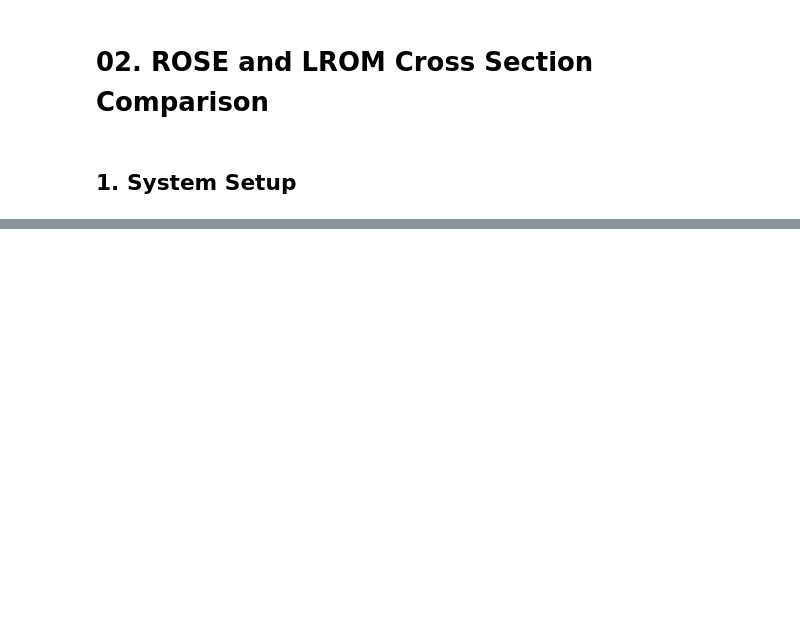
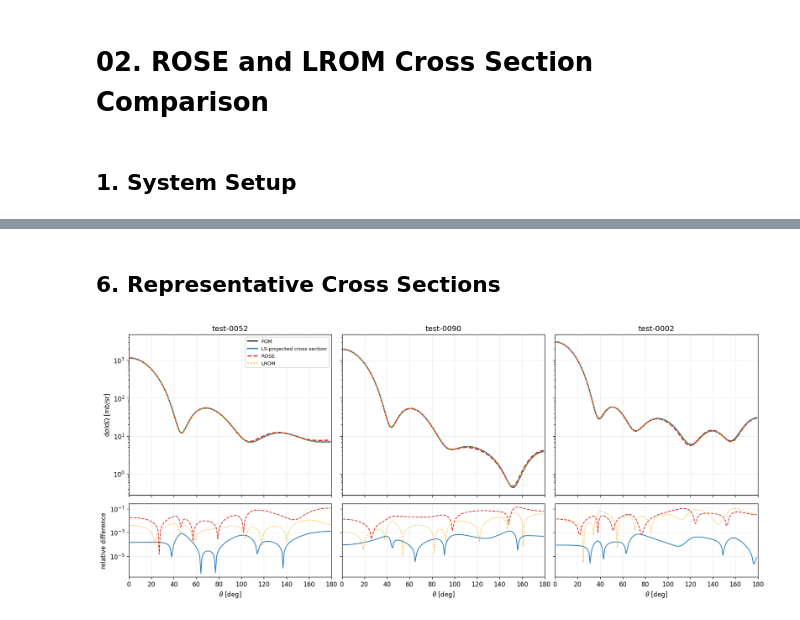
Before and after one commit to nitrogen5052/Learning-Reduced-Order-Models, a Jupyter notebook: notebooks/02_rose_vs_lrom_cross_sections.ipynb, the cells around one changed output, grey strips where cells are left out. Cells and saved outputs as stored; diff of their text form; code cells hidden in the pictures; blank space fills up the shorter version.

```diff
--- a/notebooks/02_rose_vs_lrom_cross_sections.ipynb
+++ b/notebooks/02_rose_vs_lrom_cross_sections.ipynb
@@ -3,12 +3,13 @@
 # %%
 from pathlib import Path
 import sys
-import time
 
 import matplotlib.pyplot as plt
+from matplotlib.ticker import LogFormatterMathtext
 import numpy as np
 import pandas as pd
 
+# Resolve imports whether execution starts from the repository or notebook directory.
 ROOT = next(
     candidate
     for candidate in (Path.cwd(), *Path.cwd().parents)
@@ -21,5 +22,6 @@ import benchmark_helper
 import lrom_legacy.v2_0 as lrom
 
 plt.rcParams.update({"figure.dpi": 120, "axes.grid": True, "grid.alpha": 0.25})
+LOG_FORMATTER = LogFormatterMathtext(base=10)
 # %% [markdown]
 ## 1. System Setup
@@ -876,0 +340,47 @@ validation_summary
+# %% [markdown]
+## 6. Representative Cross Sections
+# %%
+# Select three cases spanning the joint ROSE/LROM error ranking.
+lrom_rank = np.argsort(np.argsort(lrom_results[default_key]["test_median_over_angle_error"]))
+rose_rank = np.argsort(np.argsort(rose_results[default_key]["test_median_over_angle_error"]))
+ordered = np.argsort(lrom_rank + rose_rank)
+selected_indices = [int(i) for i in ordered[np.linspace(0, len(ordered) - 1, 5, dtype=int)[1:-1]]]
+
+alpha_cases = pd.DataFrame(test_rows[selected_indices], columns=parameter_names)
+alpha_cases.insert(0, "case_id", [test_ids[i] for i in selected_indices])
+
+representative_methods = (
+    (ls_results[DEFAULT_BASIS_SIZE]["test_xs"], LS_LABEL, "tab:blue", "-"),
+    (rose_results[default_key]["test_xs"], "ROSE", "tab:red", "--"),
+    (lrom_results[default_key]["test_xs"], "LROM", "#E6AB02", ":"),
+)
+fig, axes = plt.subplots(
+    2, len(selected_indices), figsize=(15.0, 6.4), sharex=True, sharey="row",
+    gridspec_kw={"height_ratios": [2.2, 1.0]},
+)
+for (top, bottom), index in zip(axes.T, selected_indices):
+    top.plot(ANGLES_DEG, fom_test_xs[index], color="black", label="FOM")
+    for values, method, color, style in representative_methods:
+        top.plot(ANGLES_DEG, values[index], style, color=color, lw=1.8, label=method)
+        # Raw pointwise relative differences are displayed on a logarithmic axis.
+        bottom.plot(
+            ANGLES_DEG,
+            benchmark_helper.pointwise_relative_error(
+                values[index], fom_test_xs[index], ERROR_DENOMINATOR_FLOOR
+            ),
+            style, color=color, lw=1.2,
+        )
+    top.set_title(test_ids[index])
+    bottom.set_xlabel(r"$\theta$ [deg]")
+    for ax in (top, bottom):
+        ax.set_yscale("log", nonpositive="clip")
+        ax.yaxis.set_major_formatter(LOG_FORMATTER)
+
+axes[0, 0].set_ylabel(r"d$\sigma$/d$\Omega$ [mb/sr]")
+axes[1, 0].set_ylabel("relative difference")
+axes[0, 0].set_xlim(0.0, 180.0)
+axes[0, 0].legend(fontsize=8)
+fig.tight_layout()
+plt.show()
+# %% [output]
+[figure, added]
```
Also changed, not shown: parts of 41 cells of this notebook, 7 other files.
